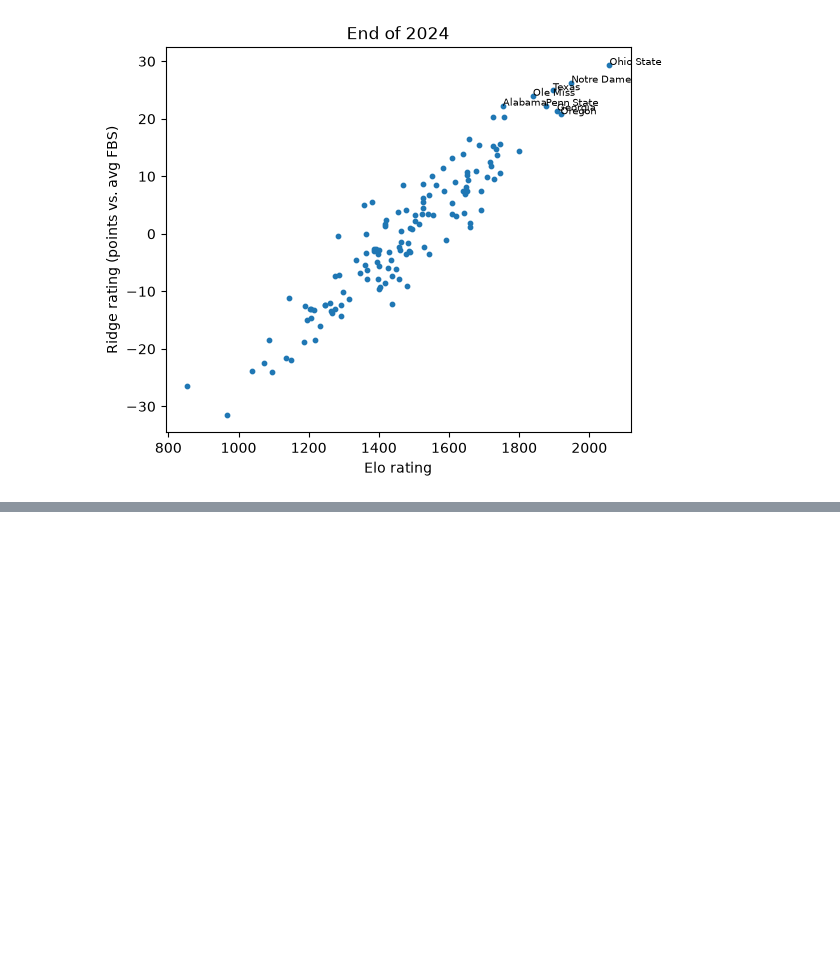
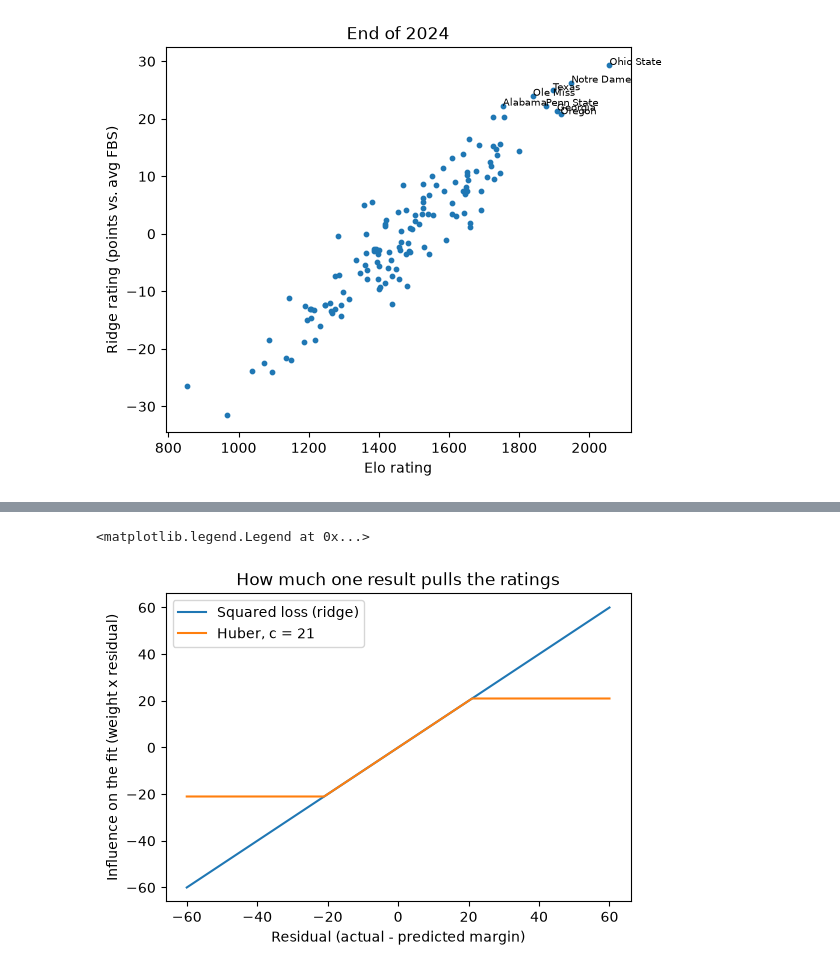
Before and after one commit to crex1616/football-model, a Jupyter notebook: notebooks/03_spread.ipynb, the cells around one changed output, grey strips where cells are left out. Saved outputs shown, nothing was run; the diff lists cells and outputs as text; code cells hidden in the pictures; blank space fills up the shorter version.

```diff
--- a/notebooks/03_spread.ipynb
+++ b/notebooks/03_spread.ipynb
@@ -154,0 +164,12 @@ correlation: 0.939
+# %%
+r = np.linspace(-60, 60, 241)
+c = spread.HUBER_PARAMS.huber_c
+fig, ax = plt.subplots(figsize=(6, 4))
+ax.plot(r, r, label="Squared loss (ridge)")
+ax.plot(r, spread.huber_weights(r, c) * r, label=f"Huber, c = {c:.0f}")
+ax.set(xlabel="Residual (actual - predicted margin)", ylabel="Influence on the fit (weight x residual)",
+       title="How much one result pulls the ratings")
+ax.legend()
+# %% [output]
+<matplotlib.legend.Legend at 0x...>
+[figure, added]
```
Also changed, not shown: parts of 5 cells of this notebook, 6 other files.
